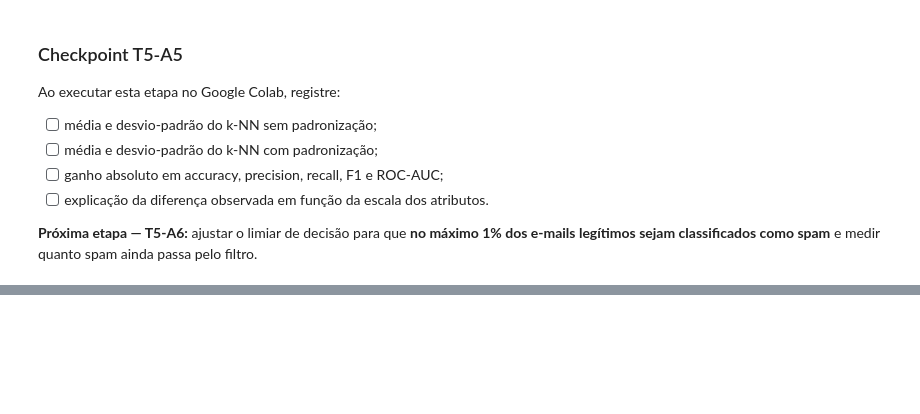
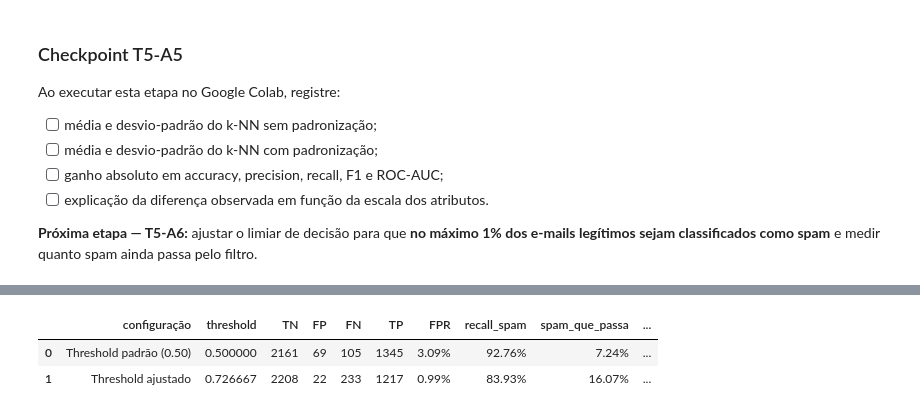
Before and after one commit to andrecataldo/ai-ppgi, a Jupyter notebook: labs/aula-05-ml/IA_Aula05_Spambase_AndreCataldo.ipynb, the cells around one changed output, grey strips where cells are left out. Cells and saved outputs as stored; diff of their text form; code cells hidden in the pictures; blank space fills up the shorter version.

```diff
--- a/labs/aula-05-ml/IA_Aula05_Spambase_AndreCataldo.ipynb
+++ b/labs/aula-05-ml/IA_Aula05_Spambase_AndreCataldo.ipynb
@@ -1280,0 +1424,64 @@ Ao executar esta etapa no Google Colab, registre:
+# %%
+def threshold_metrics(y_true, proba, threshold):
+    y_pred = (proba >= threshold).astype(int)
+
+    tn, fp, fn, tp = confusion_matrix(
+        y_true,
+        y_pred,
+        labels=[0, 1],
+    ).ravel()
+
+    fpr_value = fp / (fp + tn) if (fp + tn) else np.nan
+    recall_value = tp / (tp + fn) if (tp + fn) else np.nan
+    spam_pass_rate = fn / (tp + fn) if (tp + fn) else np.nan
+
+    return {
+        "threshold": threshold,
+        "TN": tn,
+        "FP": fp,
+        "FN": fn,
+        "TP": tp,
+        "FPR": fpr_value,
+        "recall_spam": recall_value,
+        "spam_que_passa": spam_pass_rate,
+        "accuracy": accuracy_score(y_true, y_pred),
+        "precision_spam": precision_score(
+            y_true, y_pred, pos_label=1, zero_division=0
+        ),
+        "f1_spam": f1_score(
+            y_true, y_pred, pos_label=1, zero_division=0
+        ),
+    }
+
+oof_default = threshold_metrics(
+    y_train,
+    oof_proba,
+    threshold=0.50,
+)
+
+oof_adjusted = threshold_metrics(
+    y_train,
+    oof_proba,
+    threshold=selected_threshold,
+)
+
+oof_threshold_comparison = pd.DataFrame([
+    {"configuração": "Threshold padrão (0.50)", **oof_default},
+    {"configuração": "Threshold ajustado", **oof_adjusted},
+])
+
+display(
+    oof_threshold_comparison.style.format({
+        "threshold": "{:.6f}",
+        "FPR": "{:.2%}",
+        "recall_spam": "{:.2%}",
+        "spam_que_passa": "{:.2%}",
+        "accuracy": "{:.4f}",
+        "precision_spam": "{:.4f}",
+        "f1_spam": "{:.4f}",
+    })
+)
+# %% [output]
+|  | configuração | threshold | TN | FP | FN | TP | FPR | recall_spam | spam_que_passa | ... |
+| 0 | Threshold padrão (0.50) | 0.500000 | 2161 | 69 | 105 | 1345 | 3.09% | 92.76% | 7.24% | ... |
+| 1 | Threshold ajustado | 0.726667 | 2208 | 22 | 233 | 1217 | 0.99% | 83.93% | 16.07% | ... |
```
Also changed, not shown: parts of 22 cells of this notebook.
